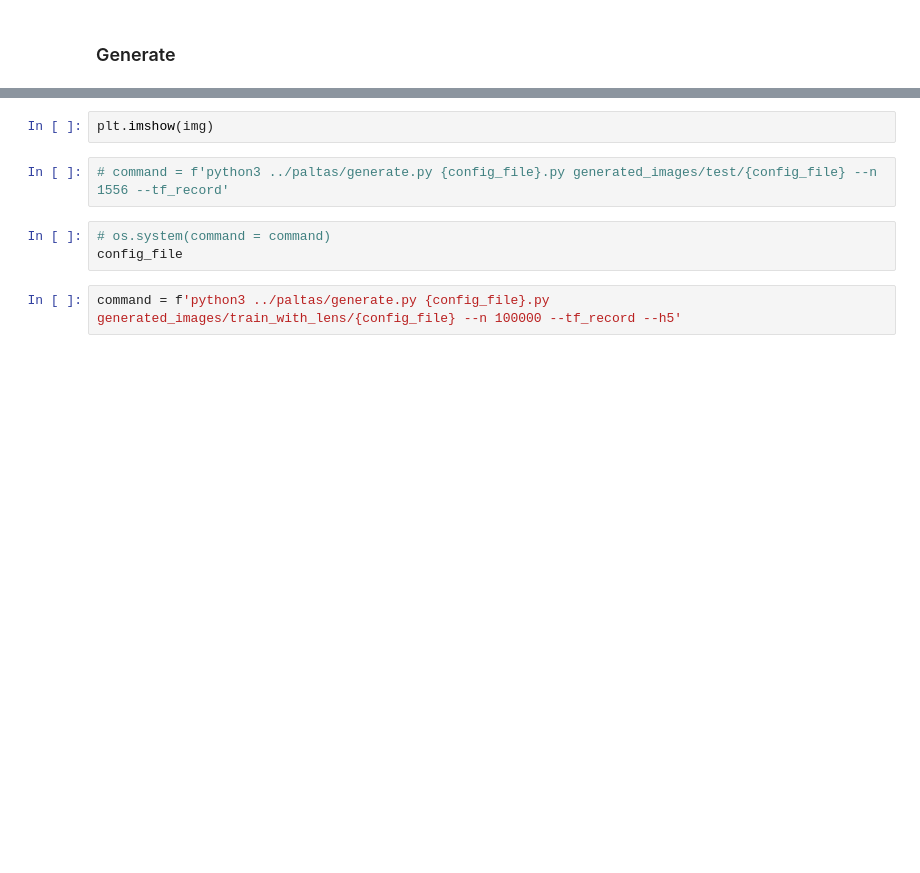
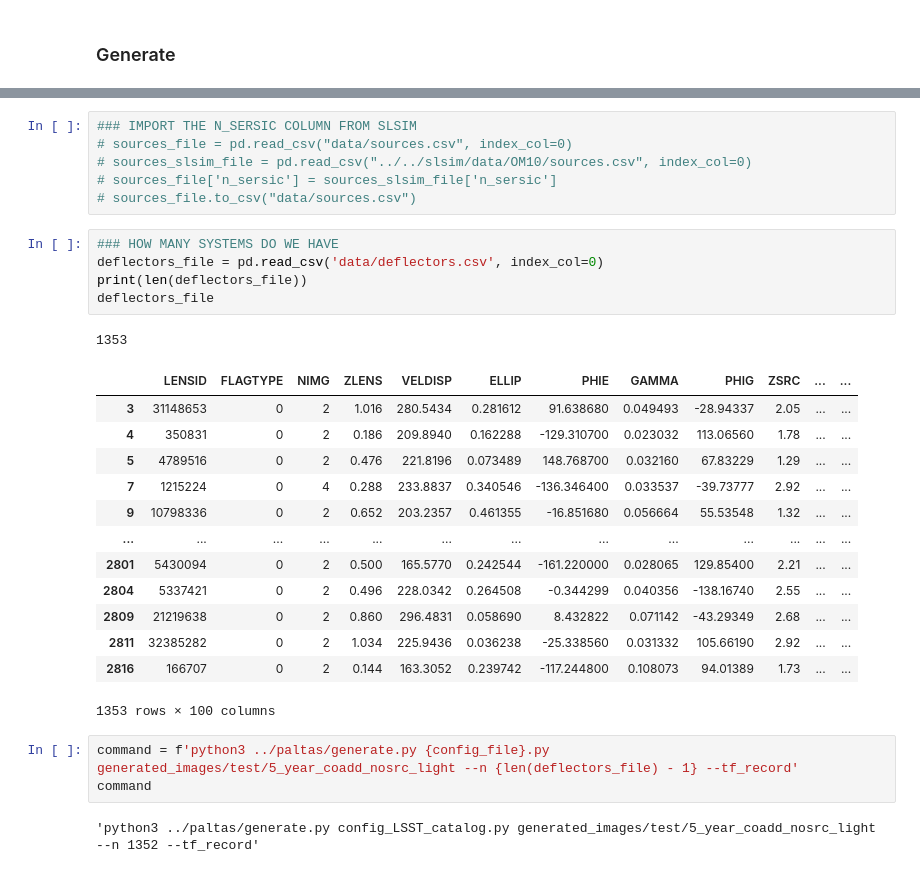
Before and after one commit to padma18-vb/paltas, a Jupyter notebook: notebooks/lsst_exploration.ipynb, the cells around one changed output, grey strips where cells are left out. Cells and saved outputs as stored; diff of their text form; blank space fills up the shorter version.

```diff
--- a/notebooks/lsst_exploration.ipynb
+++ b/notebooks/lsst_exploration.ipynb
@@ -121,11 +156,33 @@ img, prop = config_handler.draw_image(new_sample=True)
-# %%
-plt.imshow(img)
+# %%
+### IMPORT THE N_SERSIC COLUMN FROM SLSIM
+# sources_file = pd.read_csv("data/sources.csv", index_col=0)
+# sources_slsim_file = pd.read_csv("../../slsim/data/OM10/sources.csv", index_col=0)
+# sources_file['n_sersic'] = sources_slsim_file['n_sersic']
+# sources_file.to_csv("data/sources.csv")
+# %%
+### HOW MANY SYSTEMS DO WE HAVE
+deflectors_file = pd.read_csv('data/deflectors.csv', index_col=0)
+print(len(deflectors_file))
+deflectors_file
+# %% [output]
+1353
+|  | LENSID | FLAGTYPE | NIMG | ZLENS | VELDISP | ELLIP | PHIE | GAMMA | PHIG | ZSRC | ... | ... |
+| 3 | 31148653 | 0 | 2 | 1.016 | 280.5434 | 0.281612 | 91.638680 | 0.049493 | -28.94337 | 2.05 | ... | ... |
+| 4 | 350831 | 0 | 2 | 0.186 | 209.8940 | 0.162288 | -129.310700 | 0.023032 | 113.06560 | 1.78 | ... | ... |
+| 5 | 4789516 | 0 | 2 | 0.476 | 221.8196 | 0.073489 | 148.768700 | 0.032160 | 67.83229 | 1.29 | ... | ... |
+| 7 | 1215224 | 0 | 4 | 0.288 | 233.8837 | 0.340546 | -136.346400 | 0.033537 | -39.73777 | 2.92 | ... | ... |
+| 9 | 10798336 | 0 | 2 | 0.652 | 203.2357 | 0.461355 | -16.851680 | 0.056664 | 55.53548 | 1.32 | ... | ... |
+| ... | ... | ... | ... | ... | ... | ... | ... | ... | ... | ... | ... | ... |
+| 2801 | 5430094 | 0 | 2 | 0.500 | 165.5770 | 0.242544 | -161.220000 | 0.028065 | 129.85400 | 2.21 | ... | ... |
+| 2804 | 5337421 | 0 | 2 | 0.496 | 228.0342 | 0.264508 | -0.344299 | 0.040356 | -138.16740 | 2.55 | ... | ... |
+| 2809 | 21219638 | 0 | 2 | 0.860 | 296.4831 | 0.058690 | 8.432822 | 0.071142 | -43.29349 | 2.68 | ... | ... |
+| 2811 | 32385282 | 0 | 2 | 1.034 | 225.9436 | 0.036238 | -25.338560 | 0.031332 | 105.66190 | 2.92 | ... | ... |
+| 2816 | 166707 | 0 | 2 | 0.144 | 163.3052 | 0.239742 | -117.244800 | 0.108073 | 94.01389 | 1.73 | ... | ... |
+1353 rows × 100 columns
 # %%
-# command = f'python3 ../paltas/generate.py {config_file}.py generated_images/test/{config_file} --n 1556 --tf_record'
+command = f'python3 ../paltas/generate.py {config_file}.py generated_images/test/5_year_coadd_nosrc_light --n {len(deflectors_file) - 1} --tf_record'
+command
+# %% [output]
+'python3 ../paltas/generate.py config_LSST_catalog.py generated_images/test/5_year_coadd_nosrc_light --n 1352 --tf_record'
-# %%
-# os.system(command = command)
-config_file
-# %%
-command = f'python3 ../paltas/generate.py {config_file}.py generated_images/train_with_lens/{config_file} --n 100000 --tf_record --h5'
 # %%
 os.system(command = command)
```
Also changed, not shown: parts of 29 cells of this notebook, 8 other files.
